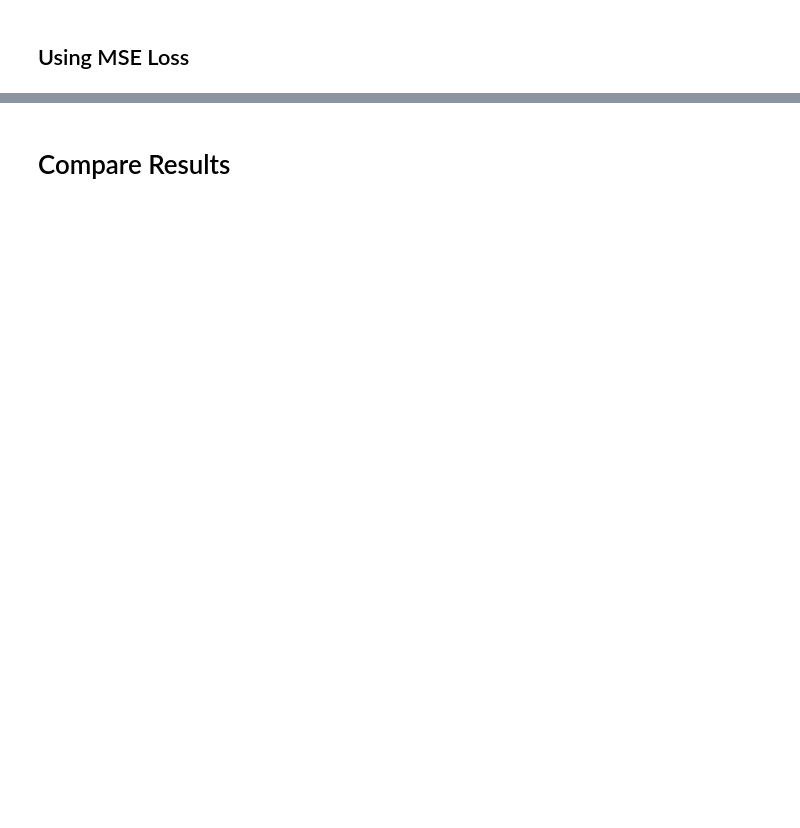
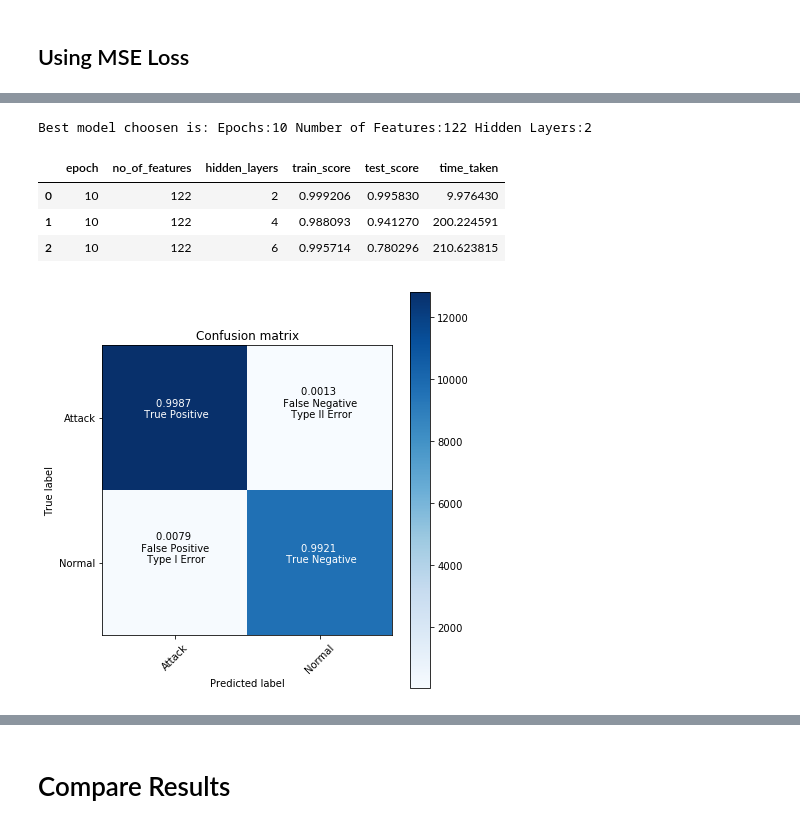
Before and after one commit to rkmalaiya/network_anomaly_detection_deep_learning, a Jupyter notebook: evaluate_scores.ipynb, the cells around one changed output, grey strips where cells are left out. Cells and saved outputs as stored; diff of their text form; code cells hidden in the pictures; blank space fills up the shorter version.

```diff
--- a/evaluate_scores.ipynb
+++ b/evaluate_scores.ipynb
@@ -300,3 +321,13 @@ We coupled LSTM decoder cells with Softmax layer to generate probability whether
+# %%
+evaluate("dataset/tf_lstm_nsl_kdd_predictions.pkl",
+         "dataset/tf_lstm_nsl_kdd_scores.pkl", "LSTM Autoencoder (Seq2Seq)")
+# %% [output]
+Best model choosen is: Epochs:10 Number of Features:122 Hidden Layers:2
+|  | epoch | no_of_features | hidden_layers | train_score | test_score | time_taken |
+| 0 | 10 | 122 | 2 | 0.999206 | 0.995830 | 9.976430 |
+| 1 | 10 | 122 | 4 | 0.988093 | 0.941270 | 200.224591 |
+| 2 | 10 | 122 | 6 | 0.995714 | 0.780296 | 210.623815 |
+[figure, added]
 # %% [markdown]
 # Generative Adversarial Networks
 
```
Also changed, not shown: parts of 18 cells of this notebook, 17 other files.
